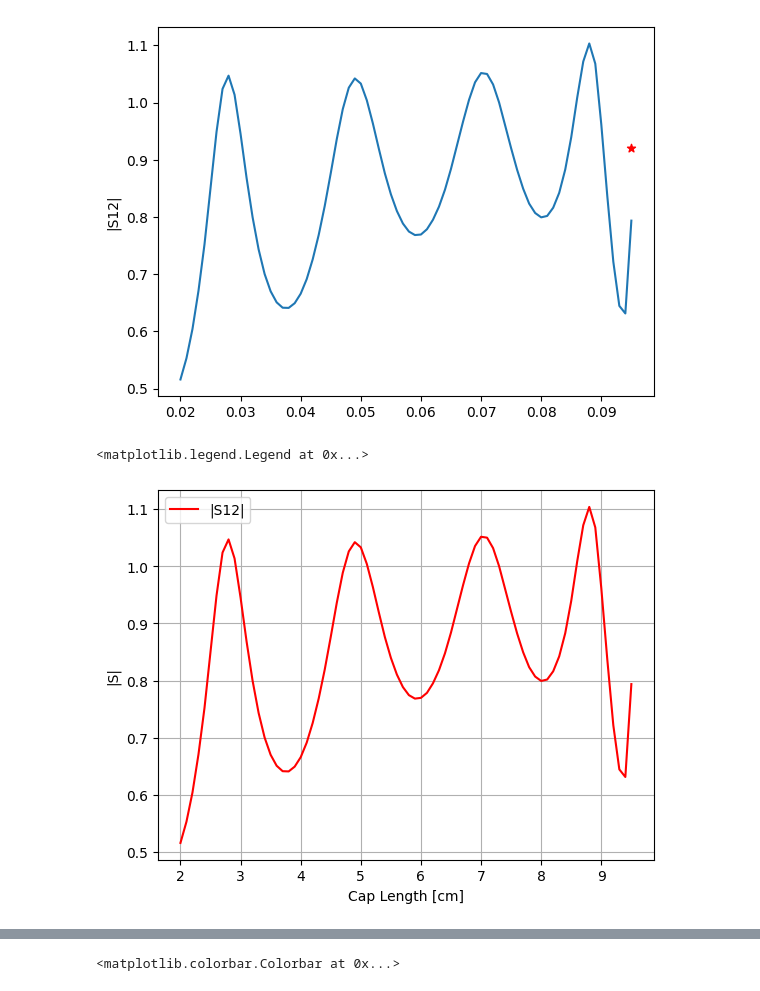
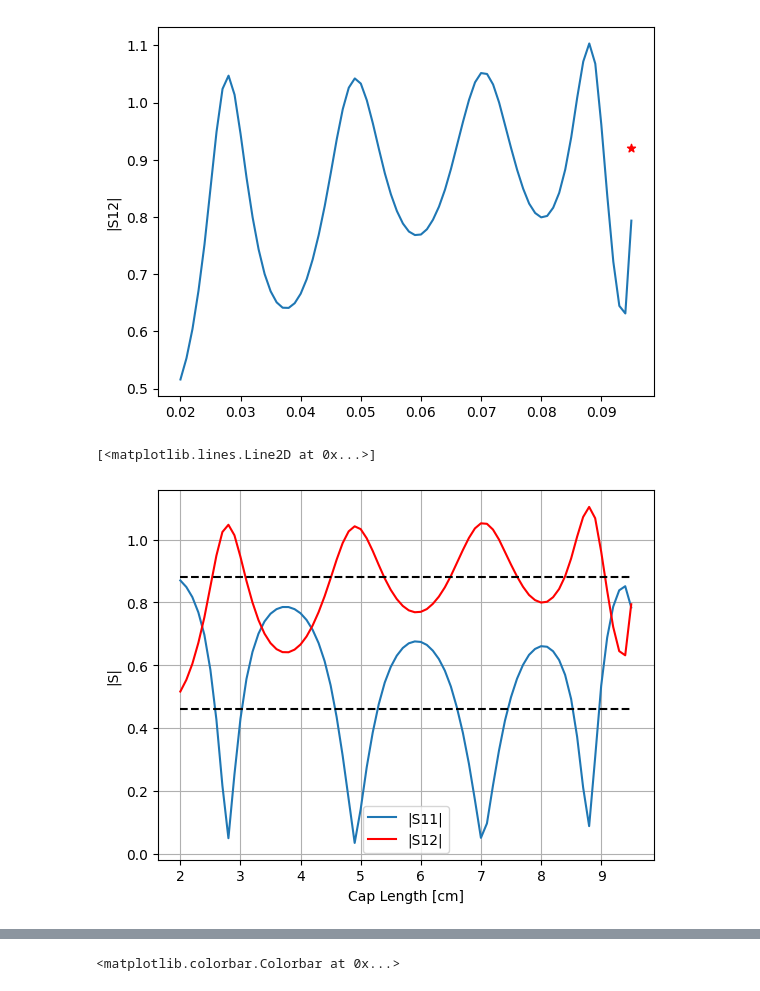
Before and after one commit to vandelij/TWA_circuit, a Jupyter notebook: Ricardo_Ispired.ipynb, the cells around one changed output, grey strips where cells are left out. Cells and saved outputs as stored; diff of their text form; code cells hidden in the pictures.

```diff
--- a/Ricardo_Ispired.ipynb
+++ b/Ricardo_Ispired.ipynb
@@ -628,12 +630,14 @@ for i in range(lengths.shape[0]):
     S12v2 = np.append(S12v2, S12)
 # %%
 %matplotlib inline
-#plt.plot(lengths*100, S11v2, label='|S11|')
+plt.plot(lengths*100, S11v2, label='|S11|')
 plt.plot(lengths*100, S12v2, label='|S12|', color='red')
 plt.ylabel('|S|')
 plt.xlabel('Cap Length [cm]')
 plt.grid()
 plt.legend()
+plt.plot(lengths*100, lengths/lengths*0.46, color='black', linestyle='--')
+plt.plot(lengths*100, lengths/lengths*0.88, color='black', linestyle='--')
 # %% [output]
-<matplotlib.legend.Legend at 0x...>
+[<matplotlib.lines.Line2D at 0x...>]
-[figure, old version]
+[figure, new version]
```
Also changed, not shown: parts of 6 cells of this notebook, 2 other files.
